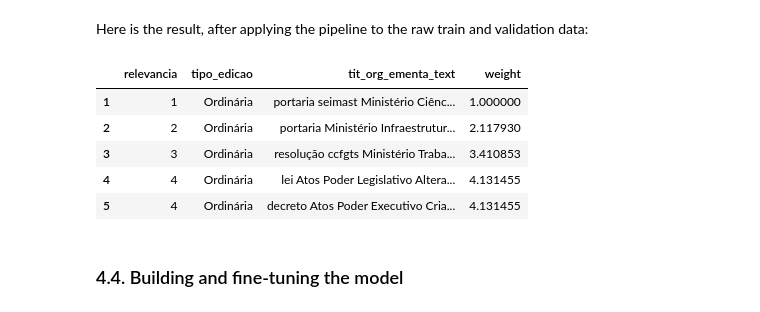
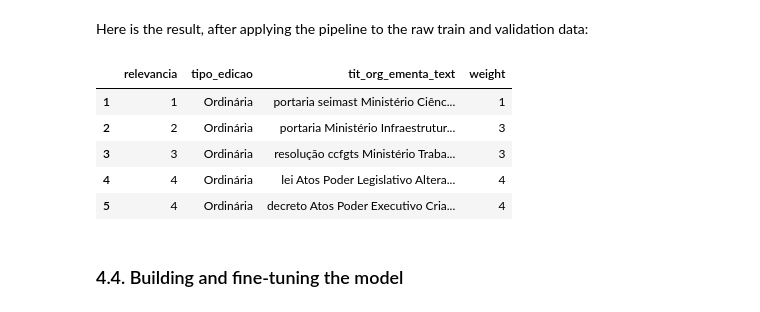
Before and after one commit to cewebbr/text_ranking_in_gov, a Jupyter notebook: analysis/tutorial_Overseeing-gov-with-AI.ipynb, the cells around one changed output. Saved outputs shown, nothing was run; the diff lists cells and outputs as text; code cells hidden in the pictures.

```diff
--- a/analysis/tutorial_Overseeing-gov-with-AI.ipynb
+++ b/analysis/tutorial_Overseeing-gov-with-AI.ipynb
@@ -876,8 +898,8 @@ Our model is likely to be updated regularly (as new notices get annotated), so w
 Since each DOU notice is uniquely identified by its URL, we can use the string hash function to split the dataset:
 # %%
 # Randomly split dataset:
-build_raw, test_raw = train_test_split_by_string(annotated_notices_df, 0.15, 'url', 'http://www.in.gov.br/web/dou/-/')
-train_raw, val_raw  = train_test_split_by_string(build_raw, 0.17, 'url', 'http://www.in.gov.br/')
+build_raw, test_raw = aux.train_test_split_by_string(annotated_notices_df, 0.15, 'url', 'http://www.in.gov.br/web/dou/-/')
+train_raw, val_raw  = aux.train_test_split_by_string(build_raw, 0.17, 'url', 'http://www.in.gov.br/')
 # %%
 # Check the amount of each class in each set:
 n_ex_by_relevancia = pd.DataFrame()
@@ -1002,18 +1021,18 @@ w = w / w[1]
 # %%
 # Add sample weight: we care that the most relevant notices are identified:
-proc_train_val['weight'] = proc_train_val['relevancia'].map(w.to_dict()) # {1:1, 2:2, 3:4, 4:8, 5:16}
+proc_train_val['weight'] = proc_train_val['relevancia'].map({1:1, 2:3, 3:3, 4:4, 5:6})
 # Separate train and validation samples:
 proc_train = proc_train_val[:len(train_raw)]
 proc_val   = proc_train_val[len(train_raw):]
 # Show examples
 proc_train_val.head()
 # %% [output]
 |  | relevancia | tipo_edicao | tit_org_ementa_text | weight |
-| 1 | 1 | Ordinária | portaria seimast Ministério Ciênc... | 1.000000 |
-| 2 | 2 | Ordinária | portaria Ministério Infraestrutur... | 2.117930 |
-| 3 | 3 | Ordinária | resolução ccfgts Ministério Traba... | 3.410853 |
-| 4 | 4 | Ordinária | lei Atos Poder Legislativo Altera... | 4.131455 |
-| 5 | 4 | Ordinária | decreto Atos Poder Executivo Cria... | 4.131455 |
+| 1 | 1 | Ordinária | portaria seimast Ministério Ciênc... | 1 |
+| 2 | 2 | Ordinária | portaria Ministério Infraestrutur... | 3 |
+| 3 | 3 | Ordinária | resolução ccfgts Ministério Traba... | 3 |
+| 4 | 4 | Ordinária | lei Atos Poder Legislativo Altera... | 4 |
+| 5 | 4 | Ordinária | decreto Atos Poder Executivo Cria... | 4 |
 # %% [markdown]
 ### 4.4. Building and fine-tuning the model
 # %%
```
Also changed, not shown: parts of 47 cells of this notebook.
